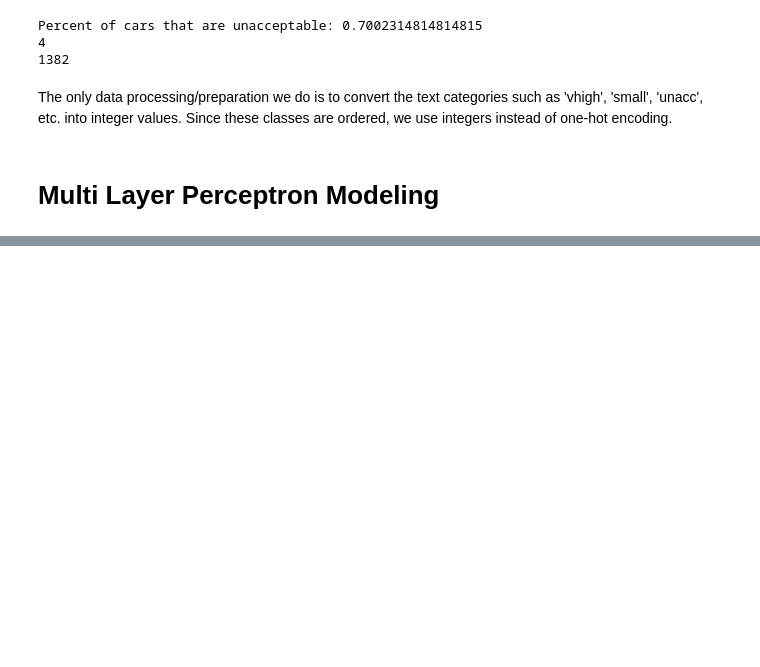
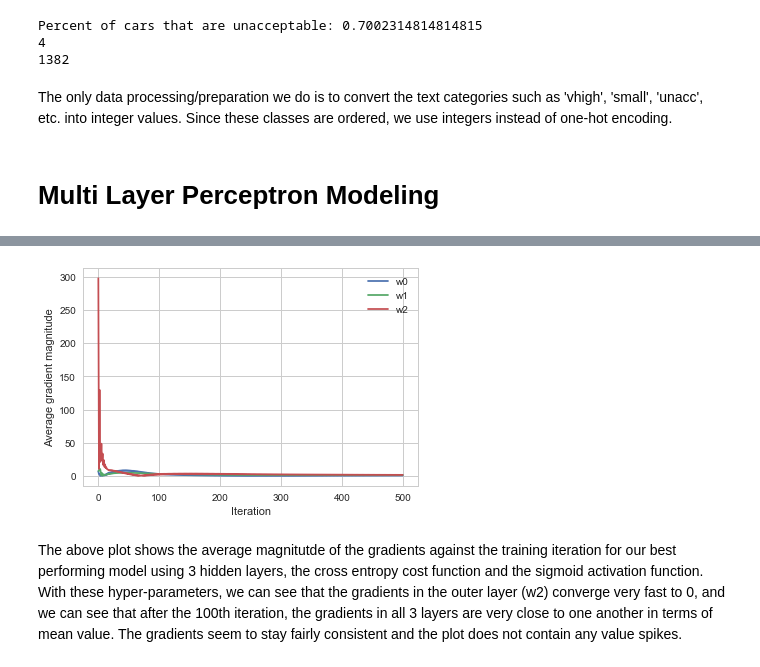
Before and after one commit to popov95s/CSE5324-Labs, a Jupyter notebook: lab-four/Tyler Notebook.ipynb, the cells around one changed output, grey strips where cells are left out. Cells and saved outputs as stored; diff of their text form; code cells hidden in the pictures; blank space fills up the shorter version.

```diff
--- a/lab-four/Tyler Notebook.ipynb
+++ b/lab-four/Tyler Notebook.ipynb
@@ -317,3 +422,12 @@ Wall time: 1.73 s
+# %%
+params = dict(n_hidden=30,
+              n_hidden_layers=3,
+              C=0.1, # tradeoff L2 regularizer
+              epochs=500, # iterations
+              eta=0.001,  # learning rate
+              random_state=1,
+              cost_function='cross',
+              activation_method='sigmoid')
 # %%
 %%time
 nn = NLayerPerceptron(**params)
@@ -327,0 +445,13 @@ Wall time: 1.74 s
+# %%
+ax = plt.subplot(1,1,1)
+for i in range(0,params['n_hidden_layers']):
+#     print(nn.gradients_[i])
+    plt.plot(np.abs(nn.gradients_[i]), label='w' + str(i) )
+plt.legend()
+plt.ylabel('Average gradient magnitude')
+plt.xlabel('Iteration')
+plt.show()
+# %% [output]
+[figure, added]
+# %% [markdown]
+The above plot shows the average magnitutde of the gradients against the training iteration for our best performing model using 3 hidden layers, the cross entropy cost function and the sigmoid activation function. With these hyper-parameters, we can see that the gradients in the outer layer (w2) converge very fast to 0, and we can see that after the 100th iteration, the gradients in all 3 layers are very close to one another in terms of mean value. The gradients seem to stay fairly consistent and the plot does not contain any value spikes.
```
Also changed, not shown: parts of 11 cells of this notebook.
